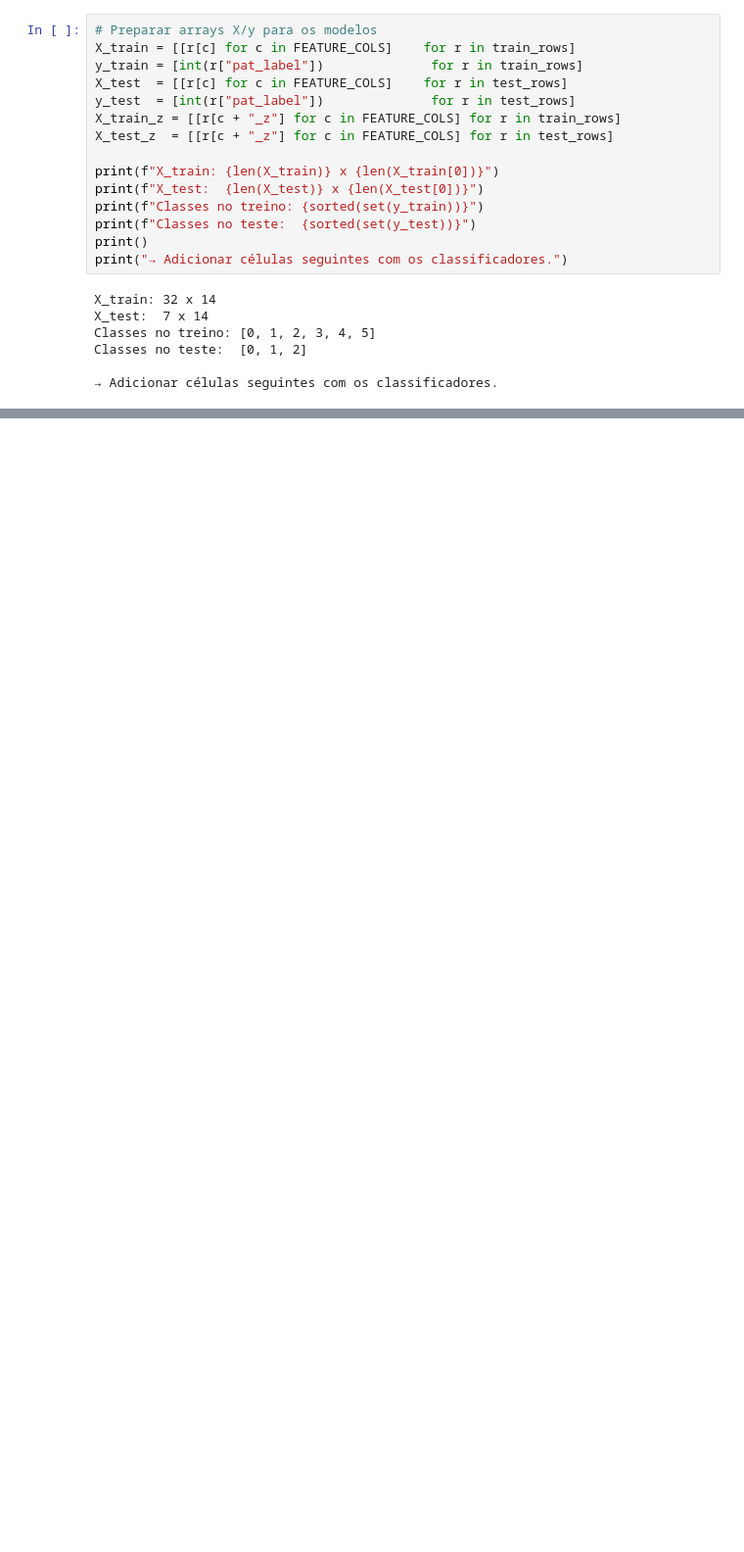
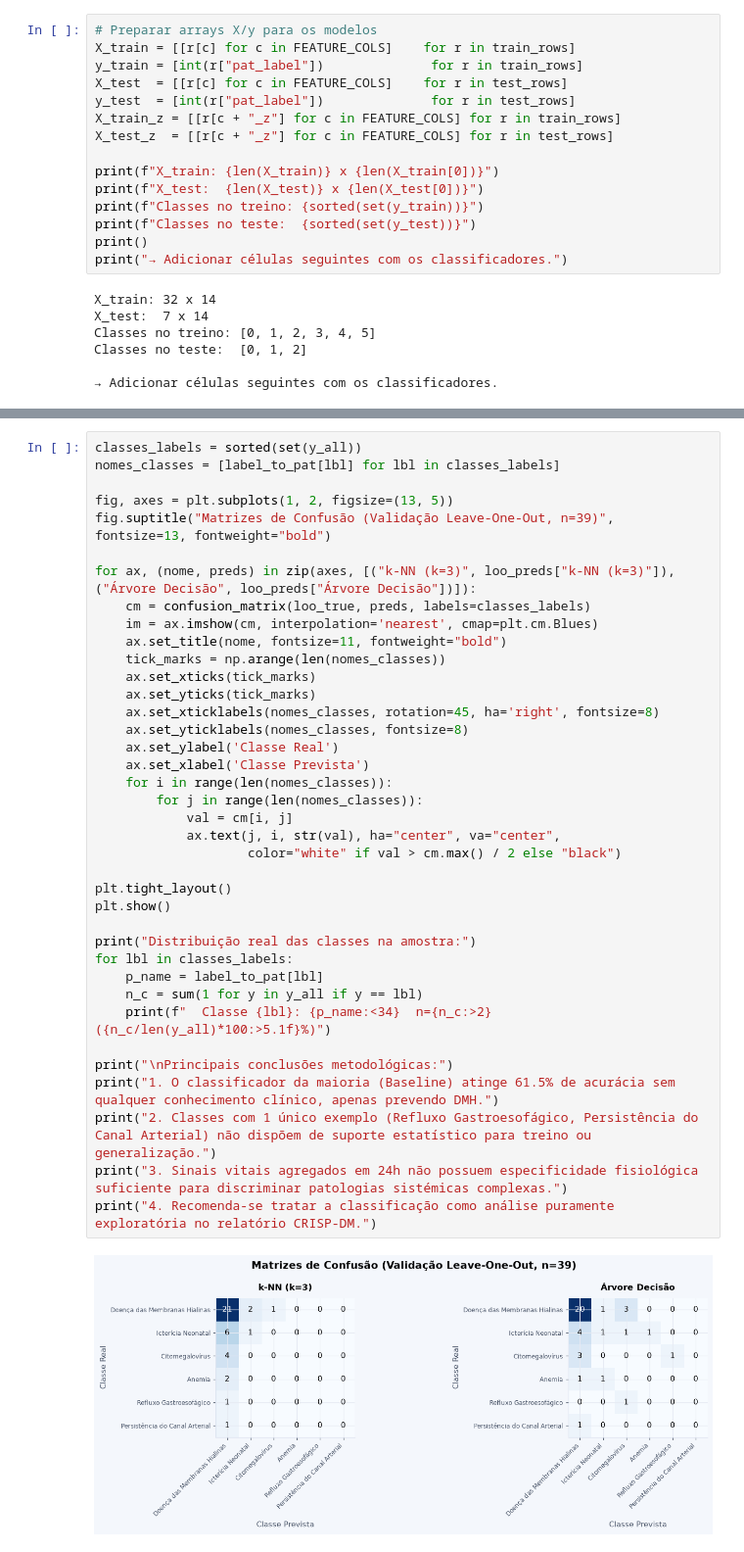
Before and after one commit to Eduardomfdias/aase_trabalho, a Jupyter notebook: 04_modeling/classificacao_patologia.ipynb, the cells around one changed output, grey strips where cells are left out. Shown at 98% size. Drawn from its saved outputs; the diff is of its cells as text; blank space fills up the shorter version.

```diff
--- a/04_modeling/classificacao_patologia.ipynb
+++ b/04_modeling/classificacao_patologia.ipynb
@@ -361,0 +478,40 @@ Classes no teste:  [0, 1, 2]
+# %%
+classes_labels = sorted(set(y_all))
+nomes_classes = [label_to_pat[lbl] for lbl in classes_labels]
+
+fig, axes = plt.subplots(1, 2, figsize=(13, 5))
+fig.suptitle("Matrizes de Confusão (Validação Leave-One-Out, n=39)", fontsize=13, fontweight="bold")
+
+for ax, (nome, preds) in zip(axes, [("k-NN (k=3)", loo_preds["k-NN (k=3)"]), ("Árvore Decisão", loo_preds["Árvore Decisão"])]):
+    cm = confusion_matrix(loo_true, preds, labels=classes_labels)
+    im = ax.imshow(cm, interpolation='nearest', cmap=plt.cm.Blues)
+    ax.set_title(nome, fontsize=11, fontweight="bold")
+    tick_marks = np.arange(len(nomes_classes))
+    ax.set_xticks(tick_marks)
+    ax.set_yticks(tick_marks)
+    ax.set_xticklabels(nomes_classes, rotation=45, ha='right', fontsize=8)
+    ax.set_yticklabels(nomes_classes, fontsize=8)
+    ax.set_ylabel('Classe Real')
+    ax.set_xlabel('Classe Prevista')
+    for i in range(len(nomes_classes)):
+        for j in range(len(nomes_classes)):
+            val = cm[i, j]
+            ax.text(j, i, str(val), ha="center", va="center",
+                    color="white" if val > cm.max() / 2 else "black")
+
+plt.tight_layout()
+plt.show()
+
+print("Distribuição real das classes na amostra:")
+for lbl in classes_labels:
+    p_name = label_to_pat[lbl]
+    n_c = sum(1 for y in y_all if y == lbl)
+    print(f"  Classe {lbl}: {p_name:<34}  n={n_c:>2} ({n_c/len(y_all)*100:>5.1f}%)")
+
+print("\nPrincipais conclusões metodológicas:")
+print("1. O classificador da maioria (Baseline) atinge 61.5% de acurácia sem qualquer conhecimento clínico, apenas prevendo DMH.")
+print("2. Classes com 1 único exemplo (Refluxo Gastroesofágico, Persistência do Canal Arterial) não dispõem de suporte estatístico para treino ou generalização.")
+print("3. Sinais vitais agregados em 24h não possuem especificidade fisiológica suficiente para discriminar patologias sistémicas complexas.")
+print("4. Recomenda-se tratar a classificação como análise puramente exploratória no relatório CRISP-DM.")
+# %% [output]
+[figure, added]
```
Also changed, not shown: parts of 9 cells of this notebook, 20 other files.
